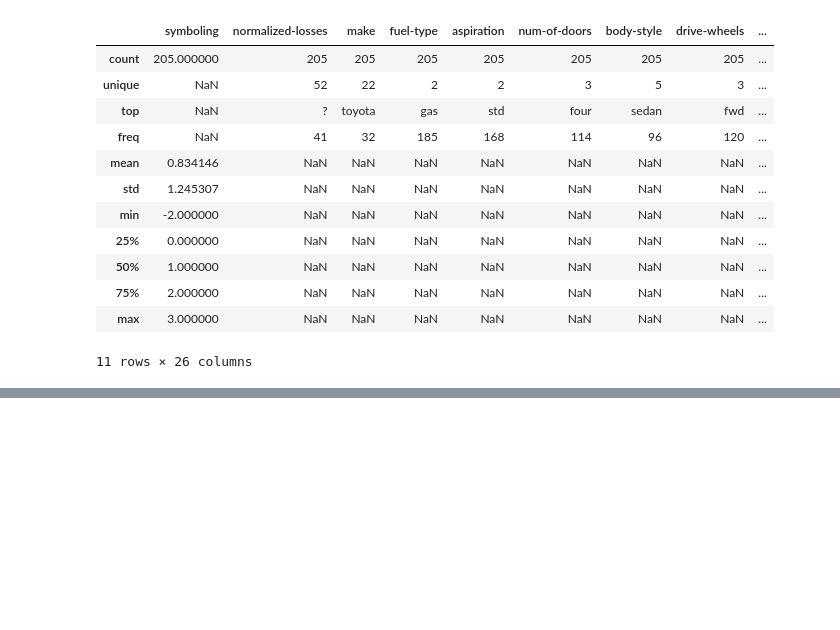
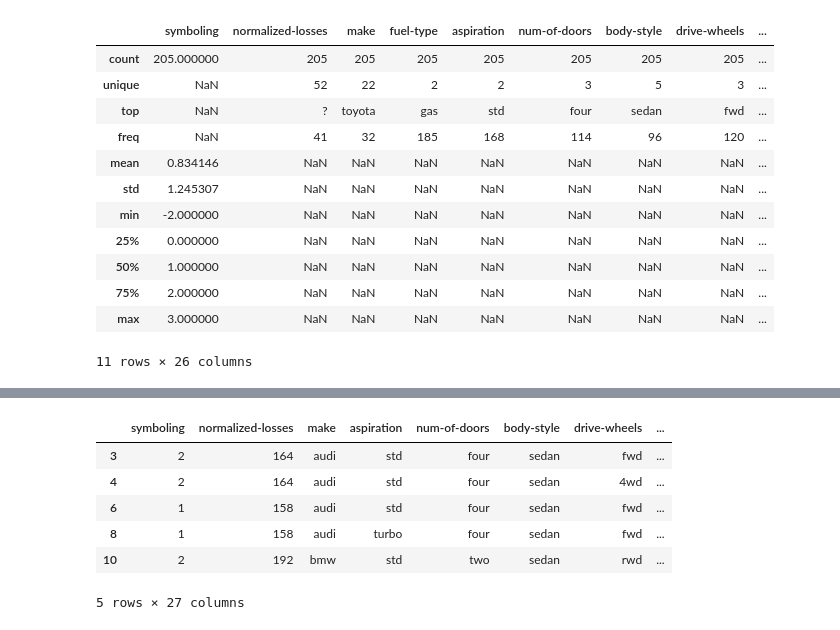
Before and after one commit to Diwakerprashar/EDA-Datasets, a Jupyter notebook: Data_Importing_Cleaning_Autos.ipynb, the cells around one changed output, grey strips where cells are left out. Cells and saved outputs as stored; diff of their text form; code cells hidden in the pictures; blank space fills up the shorter version.

```diff
--- a/Data_Importing_Cleaning_Autos.ipynb
+++ b/Data_Importing_Cleaning_Autos.ipynb
@@ -113,0 +196,12 @@ memory usage: 41.8+ KB
+# %%
+df.drop(["fuel-type"],inplace=True,axis=1)
+# %%
+df.head()
+# %% [output]
+|  | symboling | normalized-losses | make | aspiration | num-of-doors | body-style | drive-wheels | ... |
+| 3 | 2 | 164 | audi | std | four | sedan | fwd | ... |
+| 4 | 2 | 164 | audi | std | four | sedan | 4wd | ... |
+| 6 | 1 | 158 | audi | std | four | sedan | fwd | ... |
+| 8 | 1 | 158 | audi | turbo | four | sedan | fwd | ... |
+| 10 | 2 | 192 | bmw | std | two | sedan | rwd | ... |
+5 rows × 27 columns
```
Also changed, not shown: parts of 17 cells of this notebook.
